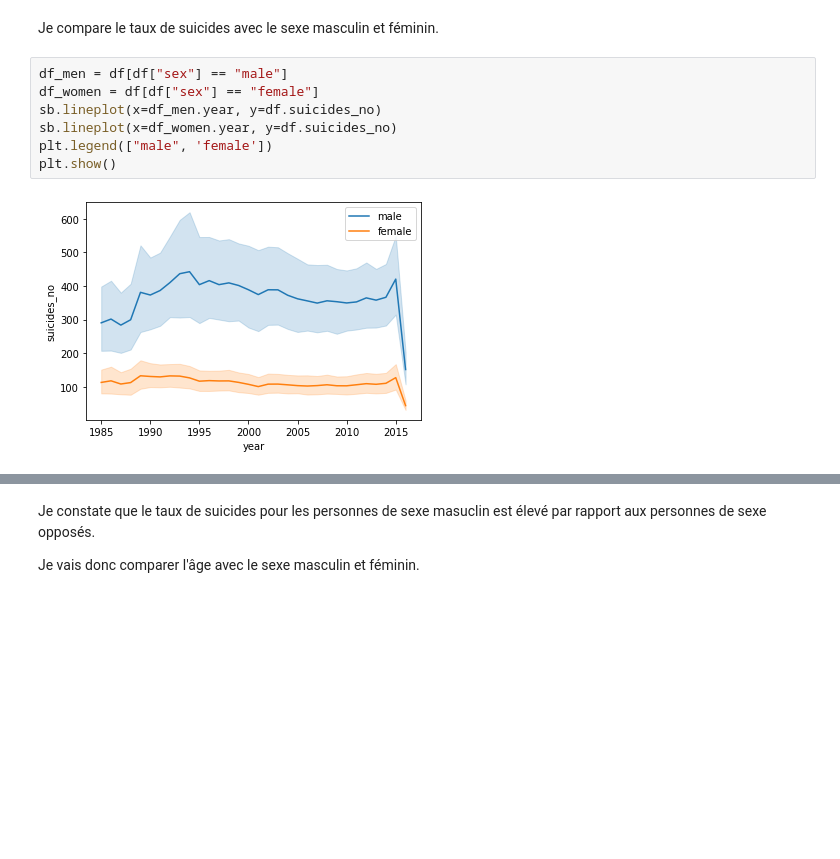
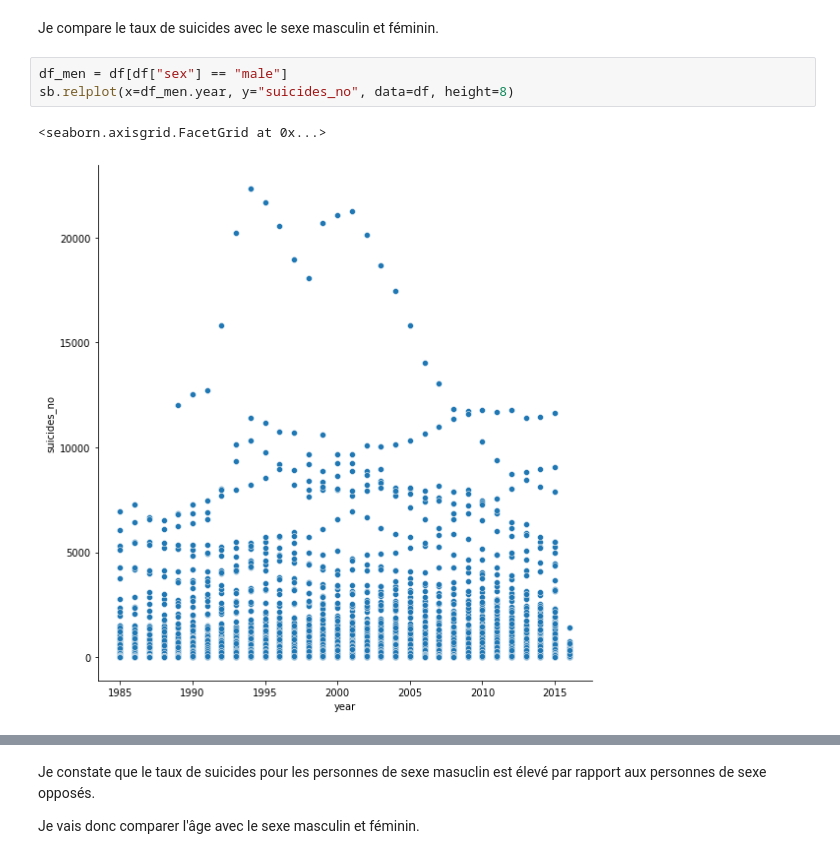
Before and after one commit to Nafise-Dev/DA_taux_suicides, a Jupyter notebook: Taux_suicides.ipynb, the cells around one changed output, grey strips where cells are left out. Drawn from its saved outputs; the diff is of its cells as text; blank space fills up the shorter version.

```diff
--- a/Taux_suicides.ipynb
+++ b/Taux_suicides.ipynb
@@ -68,10 +68,7 @@ df
 Je compare le taux de suicides avec le sexe masculin et féminin.
 # %%
 df_men = df[df["sex"] == "male"]
-df_women = df[df["sex"] == "female"]
-sb.lineplot(x=df_men.year, y=df.suicides_no)
-sb.lineplot(x=df_women.year, y=df.suicides_no)
-plt.legend(["male", 'female'])
-plt.show()
+sb.relplot(x=df_men.year, y="suicides_no", data=df, height=8)
 # %% [output]
+<seaborn.axisgrid.FacetGrid at 0x...>
-[figure, old version]
+[figure, new version]
```
Also changed, not shown: parts of 8 cells of this notebook.
